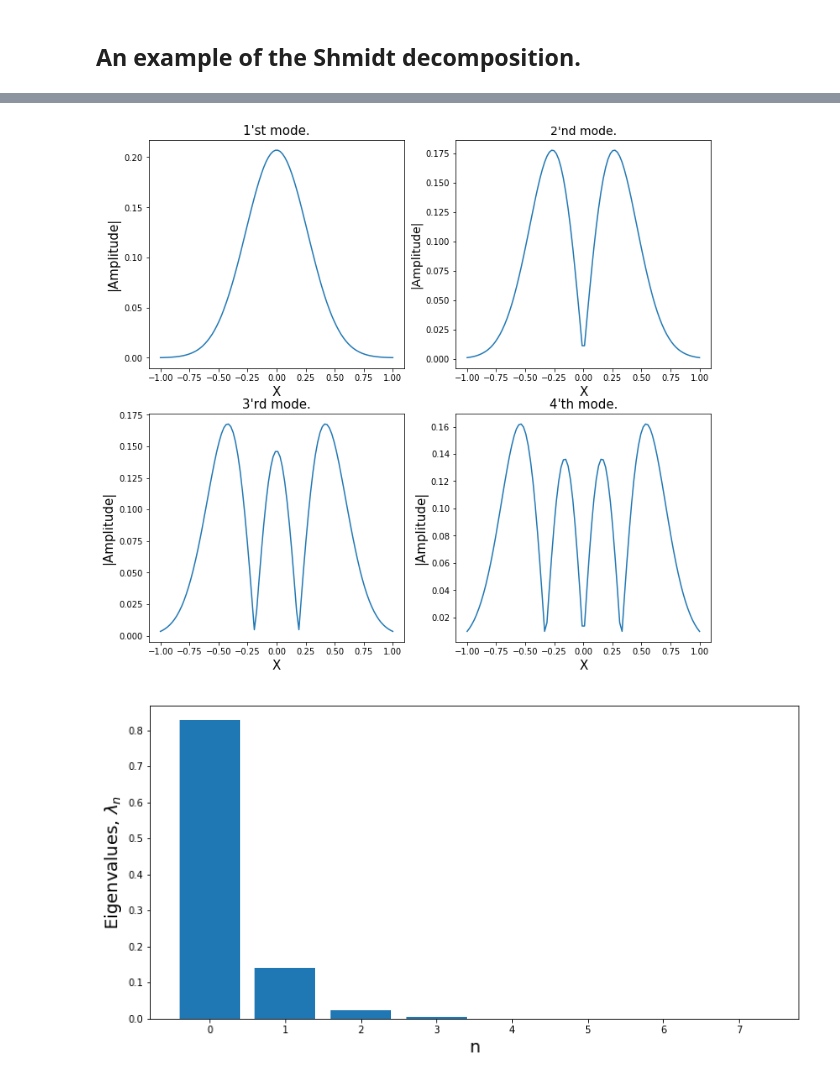
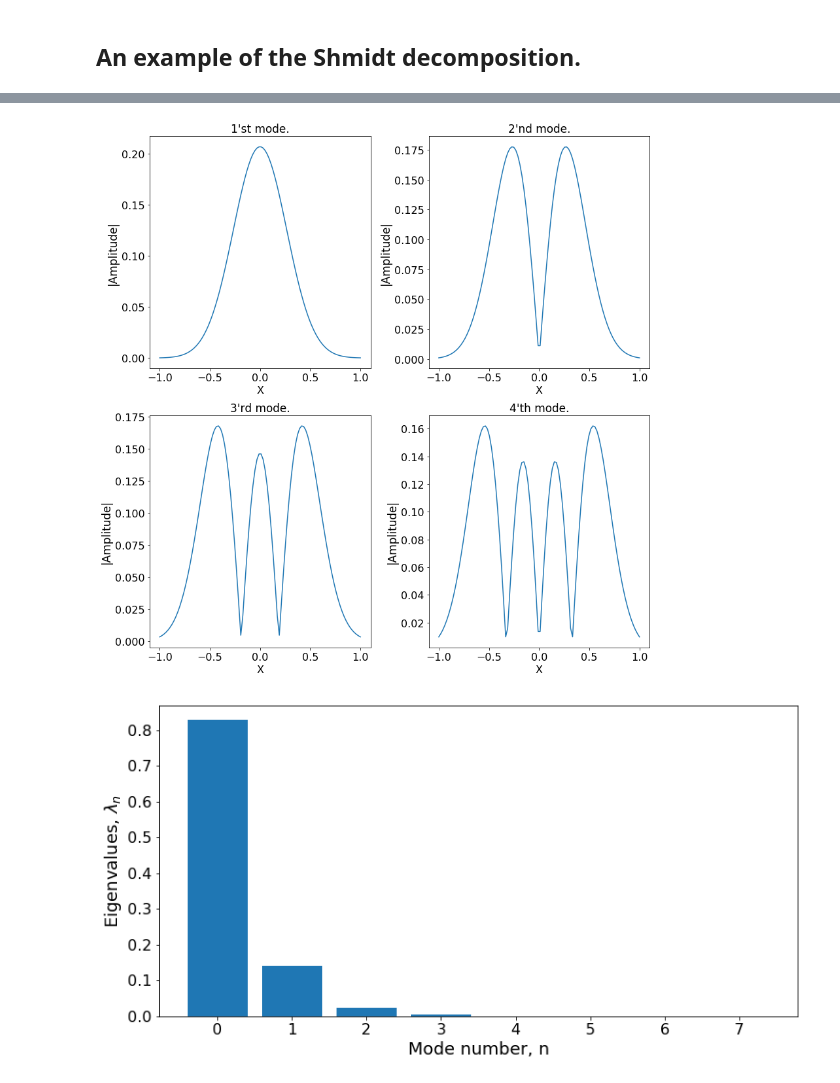
Before and after one commit to matthewR1993/shmidt_decompose, a Jupyter notebook: example.ipynb, the cells around one changed output, grey strips where cells are left out. Drawn from its saved outputs; the diff is of its cells as text; code cells hidden in the pictures.

```diff
--- a/example.ipynb
+++ b/example.ipynb
@@ -49,41 +49,52 @@ plt.show()
 modes1, modes2, eigvals, phases = shmidt_decomp(F, modes_num=40)
 # %%
 # Plotting modes and eigenvalues.
-fig = plt.figure(figsize=(12, 11))
+fig = plt.figure(figsize=(12, 12))
 plt.subplot(221)
 plt.plot(x, np.abs(modes1[0, :]))
-plt.xlabel('X', fontsize=15)
-plt.title("1'st mode.", fontsize=15)
-plt.ylabel('|Amplitude|', fontsize=15)
+plt.xlabel('X', fontsize=16)
+plt.xticks([-1.0, -0.5, 0.0, 0.5, 1.0], fontsize=16)
+plt.yticks(fontsize=16)
+plt.title("1'st mode.", fontsize=17)
+plt.ylabel('|Amplitude|', fontsize=17)
 plt.subplot(222)
 plt.plot(x, np.abs(modes1[1, :]))
-plt.xlabel('X', fontsize=15)
-plt.title("2'nd mode.", fontsize=14)
-plt.ylabel('|Amplitude|', fontsize=14)
+plt.xlabel('X', fontsize=16)
+plt.xticks([-1.0, -0.5, 0.0, 0.5, 1.0], fontsize=16)
+plt.yticks(fontsize=16)
+plt.title("2'nd mode.", fontsize=17)
+plt.ylabel('|Amplitude|', fontsize=17)
 plt.subplot(223)
 plt.plot(x, np.abs(modes1[2, :]))
-plt.xlabel('X', fontsize=15)
-plt.title("3'rd mode.", fontsize=15)
-plt.ylabel('|Amplitude|', fontsize=15)
+plt.xlabel('X', fontsize=16)
+plt.xticks([-1.0, -0.5, 0.0, 0.5, 1.0], fontsize=16)
+plt.yticks(fontsize=16)
+plt.title("3'rd mode.", fontsize=17)
+plt.ylabel('|Amplitude|', fontsize=17)
 plt.subplot(224)
 plt.plot(x, np.abs(modes1[3, :]))
-plt.xlabel('X', fontsize=15)
-plt.title("4'th mode.", fontsize=15)
-plt.ylabel('|Amplitude|', fontsize=15)
-# plt.savefig('files/modes.png', dpi=200, box_inches='tight')
+plt.xlabel('X', fontsize=16)
+plt.xticks([-1.0, -0.5, 0.0, 0.5, 1.0], fontsize=16)
+plt.yticks(fontsize=16)
+plt.title("4'th mode.", fontsize=17)
+plt.ylabel('|Amplitude|', fontsize=17)
+plt.tight_layout()
+plt.savefig('files/modes.png', dpi=70, box_inches='tight')
 plt.show()
 
 
-fig2 = plt.figure(figsize=(12.1, 6))
+fig2 = plt.figure(figsize=(12, 6))
 ev = eigvals[:8]
 plt.bar(np.arange(len(ev)), ev)
 plt.ylabel(r'Eigenvalues, $\lambda_{n}$', fontsize=18)
-plt.xlabel('n', fontsize=18)
-# plt.savefig('files/eigvalues.png', dpi=200, box_inches='tight')
+plt.xlabel('Mode number, n', fontsize=18)
+plt.xticks(fontsize=16)
+plt.yticks(fontsize=16)
+plt.savefig('files/eigvalues.png', dpi=70, box_inches='tight')
 plt.show()
 # %% [output]
-[figure, old version]
+[figure, new version]
-[figure, old version]
+[figure, new version]
 # %%
 # Assembling initial function back to check the decomposition.
 
```
Also changed, not shown: parts of 2 cells of this notebook.
